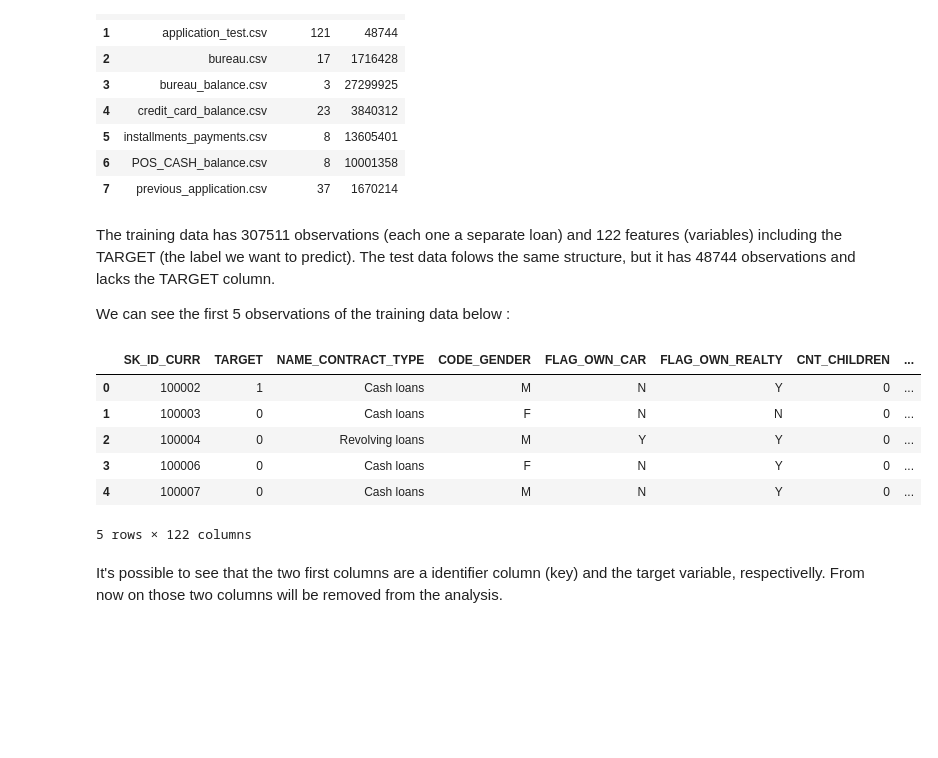
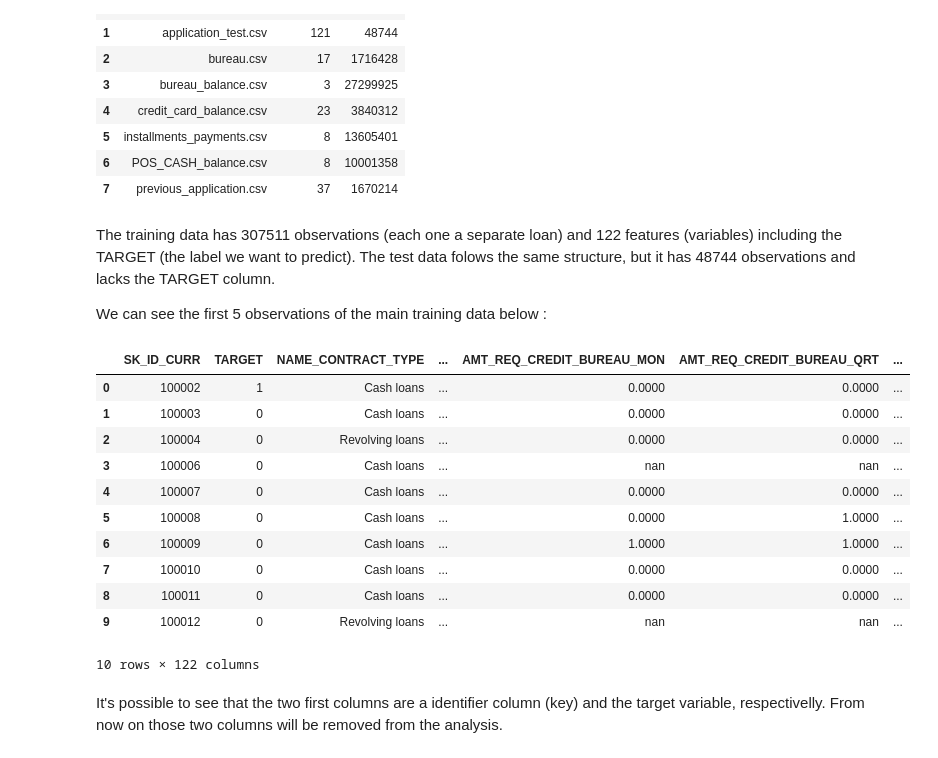
Before and after one commit to bodias/machine-learning, a Jupyter notebook: projects/capstone/home_credit/capstone_report.ipynb, the cells around one changed output. Cells and saved outputs as stored; diff of their text form; code cells hidden in the pictures; blank space fills up the shorter version.

Commit message:
first sections of the final capstone report

```diff
--- a/projects/capstone/home_credit/capstone_report.ipynb
+++ b/projects/capstone/home_credit/capstone_report.ipynb
@@ -15,3 +48,8 @@ import seaborn as sns;
 ## Magics and commom settings
 pd.set_option('display.float_format', lambda x: '%.4f' % x)
 %matplotlib inline
+
+pd.set_option("display.max_columns",7)
+
+from IPython.core.display import HTML
+HTML('<style>{}</style>'.format(CSS))
@@ -90,17 +117,22 @@ file_stats
 The training data has 307511 observations (each one a separate loan) and 122 features (variables) including the TARGET (the label we want to predict).
 The test data folows the same structure, but it has 48744 observations and lacks the TARGET column.
 
-We can see the first 5 observations of the training data below :
+We can see the first 5 observations of the main training data below :
 # %%
-app_train.head()
+app_train.head(10)
 # %% [output]
-|  | SK_ID_CURR | TARGET | NAME_CONTRACT_TYPE | CODE_GENDER | FLAG_OWN_CAR | FLAG_OWN_REALTY | CNT_CHILDREN | ... |
-| 0 | 100002 | 1 | Cash loans | M | N | Y | 0 | ... |
-| 1 | 100003 | 0 | Cash loans | F | N | N | 0 | ... |
-| 2 | 100004 | 0 | Revolving loans | M | Y | Y | 0 | ... |
-| 3 | 100006 | 0 | Cash loans | F | N | Y | 0 | ... |
-| 4 | 100007 | 0 | Cash loans | M | N | Y | 0 | ... |
+|  | SK_ID_CURR | TARGET | NAME_CONTRACT_TYPE | ... | AMT_REQ_CREDIT_BUREAU_MON | AMT_REQ_CREDIT_BUREAU_QRT | ... |
+| 0 | 100002 | 1 | Cash loans | ... | 0.0000 | 0.0000 | ... |
+| 1 | 100003 | 0 | Cash loans | ... | 0.0000 | 0.0000 | ... |
+| 2 | 100004 | 0 | Revolving loans | ... | 0.0000 | 0.0000 | ... |
+| 3 | 100006 | 0 | Cash loans | ... | nan | nan | ... |
+| 4 | 100007 | 0 | Cash loans | ... | 0.0000 | 0.0000 | ... |
+| 5 | 100008 | 0 | Cash loans | ... | 0.0000 | 1.0000 | ... |
+| 6 | 100009 | 0 | Cash loans | ... | 1.0000 | 1.0000 | ... |
+| 7 | 100010 | 0 | Cash loans | ... | 0.0000 | 0.0000 | ... |
+| 8 | 100011 | 0 | Cash loans | ... | 0.0000 | 0.0000 | ... |
+| 9 | 100012 | 0 | Revolving loans | ... | nan | nan | ... |
-5 rows × 122 columns
+10 rows × 122 columns
 # %% [markdown]
 It's possible to see that the two first columns are a identifier column (key) and the target variable, respectivelly. From now on those two columns will be removed from the analysis.
 # %%
```
Also changed, not shown: parts of 38 cells of this notebook, 9 other files.
